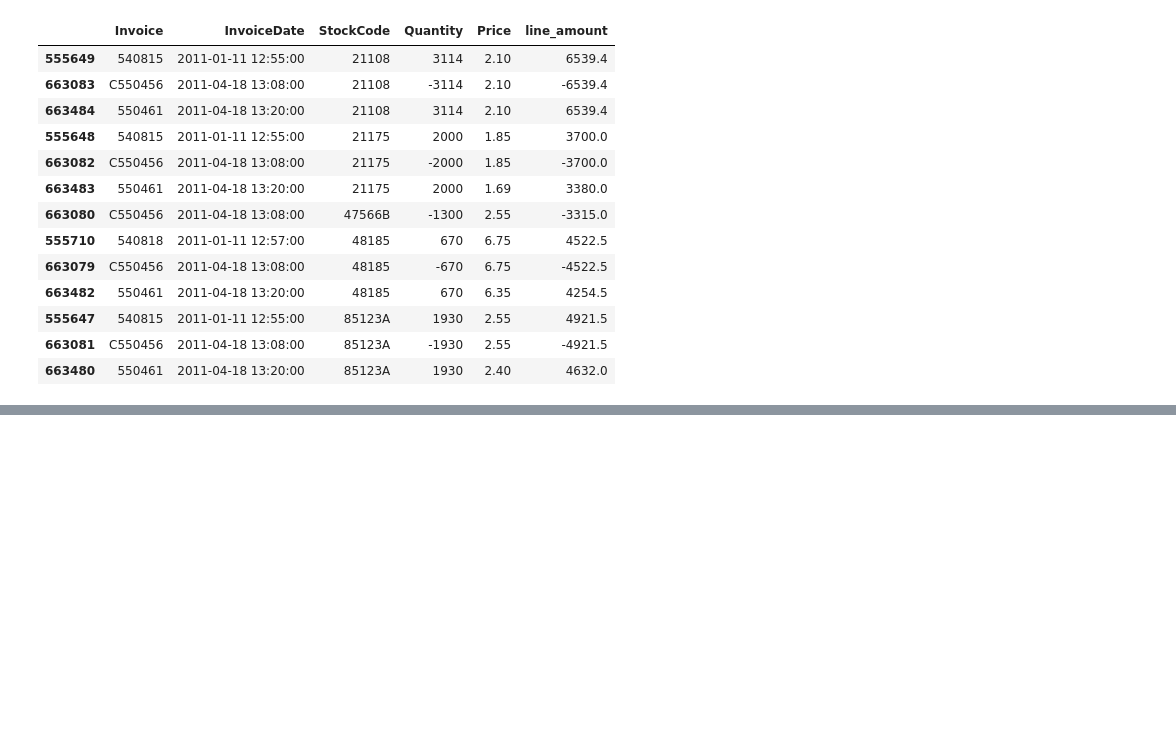
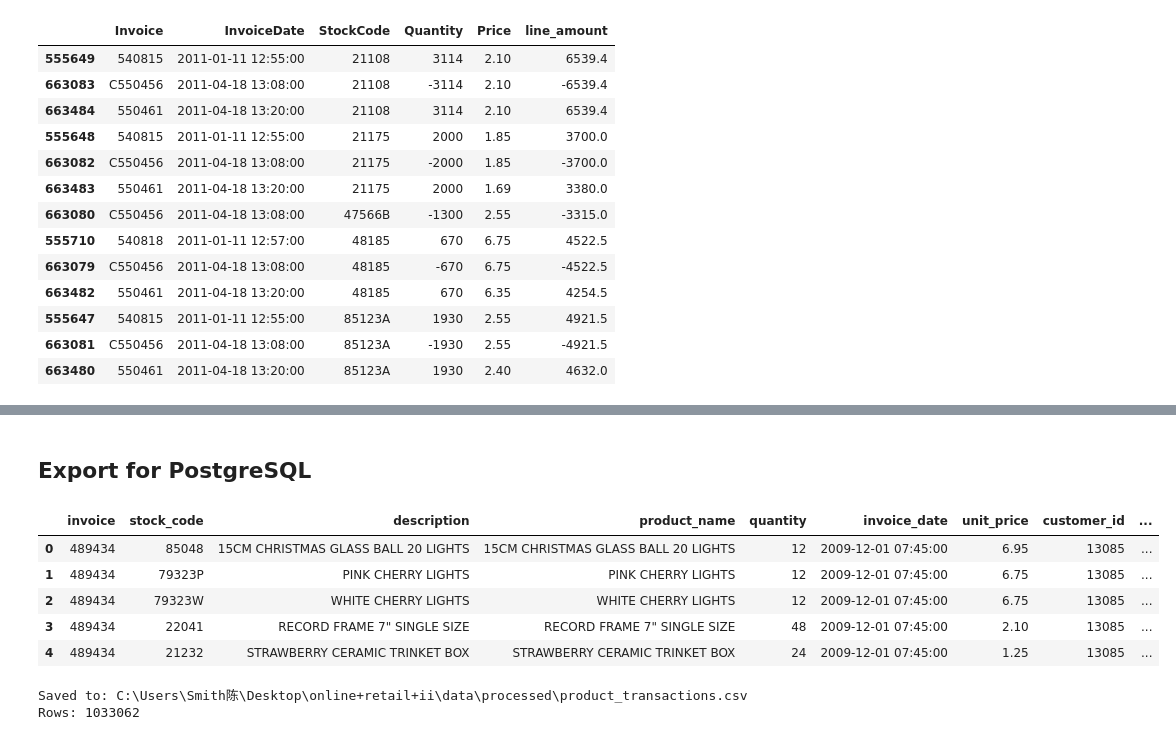
Before and after one commit to SmithChen825/online-retail-analysis, a Jupyter notebook: 01_data_check.ipynb, the cells around one changed output, grey strips where cells are left out. Cells and saved outputs as stored; diff of their text form; code cells hidden in the pictures; blank space fills up the shorter version.

```diff
--- a/01_data_check.ipynb
+++ b/01_data_check.ipynb
@@ -22,7 +12,7 @@ Install `requirements.txt`, download the original workbook, put `online_retail_I
 # %%
 import pandas as pd
 
-file_path = "online_retail_II.xlsx"
+file_path = "sql/online_retail_II.xlsx"
 excel = pd.ExcelFile(file_path)
 
 excel.sheet_names
@@ -1012,5 +928,5 @@ Out[60]:
 # %%
-combined = combined.drop(columns=["product_name"], errors="ignore").merge(
+combined = combined.merge(
     product_names,
     on="StockCode",
     how="left",
@@ -1593,0 +1902,47 @@ Milestone reconciliation checks passed.
+# %% [markdown]
+## Export for PostgreSQL
+# %%
+transactions_export = product_transactions[
+    [
+        "Invoice", "StockCode", "Description", "product_name",
+        "Quantity", "InvoiceDate", "Price", "Customer ID",
+        "Country", "is_cancelled", "line_amount", "source_sheet"
+    ]
+].rename(columns={
+    "Invoice": "invoice",
+    "StockCode": "stock_code",
+    "Description": "description",
+    "Quantity": "quantity",
+    "InvoiceDate": "invoice_date",
+    "Price": "unit_price",
+    "Customer ID": "customer_id",
+    "Country": "country"
+}).copy()
+
+transactions_export.head()
+# %% [output]
+|  | invoice | stock_code | description | product_name | quantity | invoice_date | unit_price | customer_id | ... |
+| 0 | 489434 | 85048 | 15CM CHRISTMAS GLASS BALL 20 LIGHTS | 15CM CHRISTMAS GLASS BALL 20 LIGHTS | 12 | 2009-12-01 07:45:00 | 6.95 | 13085 | ... |
+| 1 | 489434 | 79323P | PINK CHERRY LIGHTS | PINK CHERRY LIGHTS | 12 | 2009-12-01 07:45:00 | 6.75 | 13085 | ... |
+| 2 | 489434 | 79323W | WHITE CHERRY LIGHTS | WHITE CHERRY LIGHTS | 12 | 2009-12-01 07:45:00 | 6.75 | 13085 | ... |
+| 3 | 489434 | 22041 | RECORD FRAME 7" SINGLE SIZE | RECORD FRAME 7" SINGLE SIZE | 48 | 2009-12-01 07:45:00 | 2.10 | 13085 | ... |
+| 4 | 489434 | 21232 | STRAWBERRY CERAMIC TRINKET BOX | STRAWBERRY CERAMIC TRINKET BOX | 24 | 2009-12-01 07:45:00 | 1.25 | 13085 | ... |
+# %%
+from pathlib import Path
+
+output_dir = Path("data/processed")
+output_dir.mkdir(parents=True, exist_ok=True)
+
+output_file = output_dir / "product_transactions.csv"
+
+transactions_export.to_csv(
+    output_file,
+    index=False,
+    encoding="utf-8"
+)
+
+print("Saved to:", output_file.resolve())
+print("Rows:", len(transactions_export))
+# %% [output]
+Saved to: C:\Users\Smith陈\Desktop\online+retail+ii\data\processed\product_transactions.csv
+Rows: 1033062
```
Also changed, not shown: parts of 92 cells of this notebook, 2 other files.
